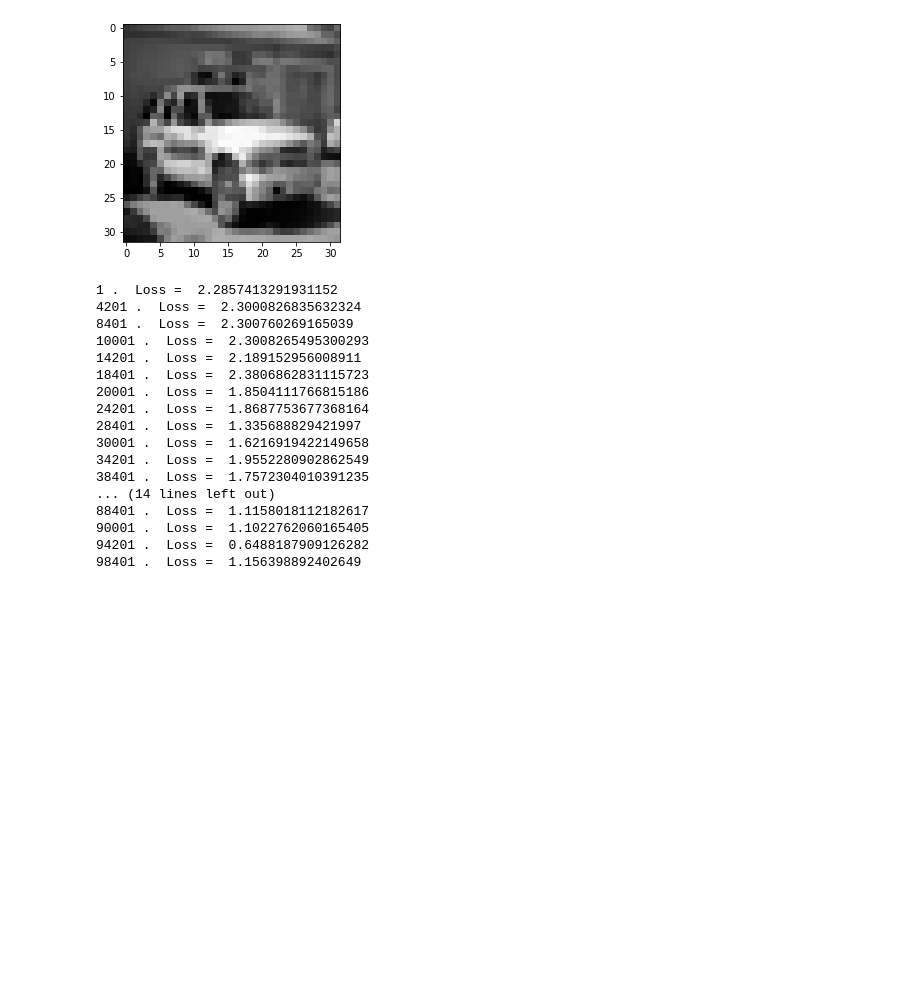
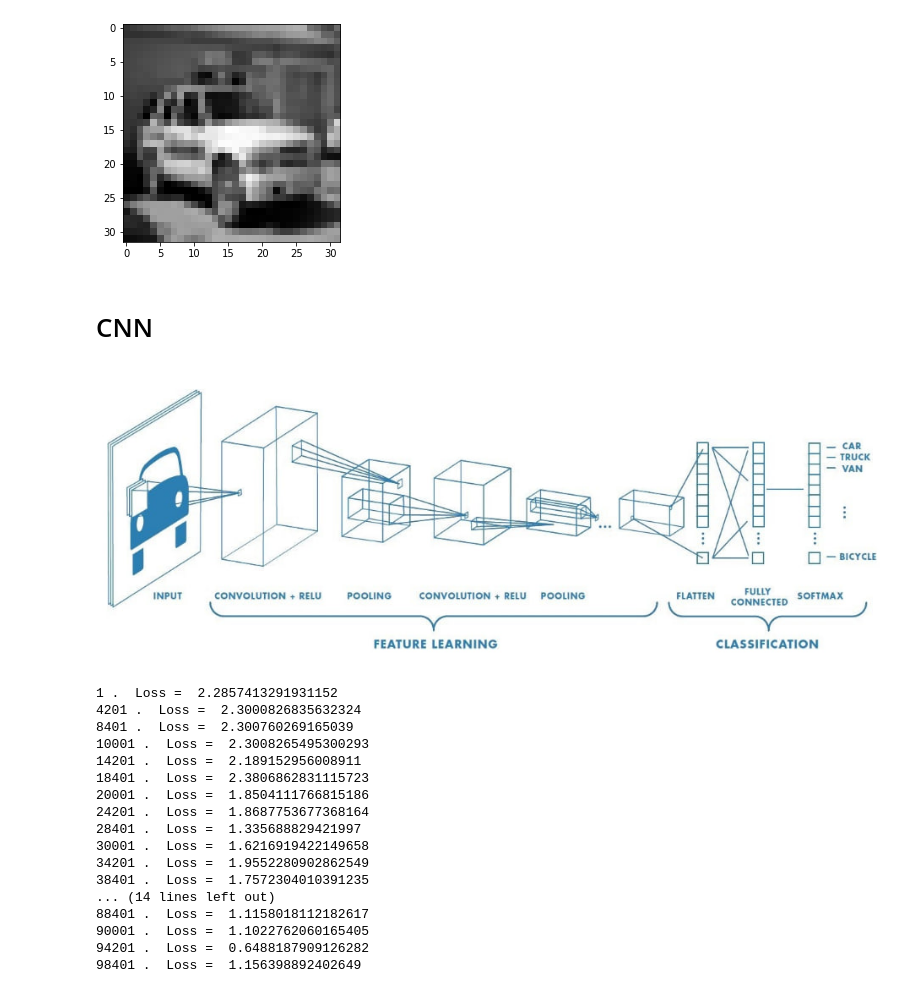
Before and after one commit to ALItaheri1380/pytorch, a Jupyter notebook: CNN.ipynb, the cells around one changed output. Drawn from its saved outputs; the diff is of its cells as text; code cells hidden in the pictures; blank space fills up the shorter version.

```diff
--- a/CNN.ipynb
+++ b/CNN.ipynb
@@ -39,6 +40,12 @@ for i in range(4):
 [figure]
 [figure]
 [figure]
+# %% [markdown]
+# CNN
+# %%
+Image(filename='4.jpg')
+# %% [output]
+[figure, added]
 # %%
 class ConvNet(nn.Module):
     def __init__(self):
```
Also changed, not shown: parts of 1 cell of this notebook, 1 other file.
